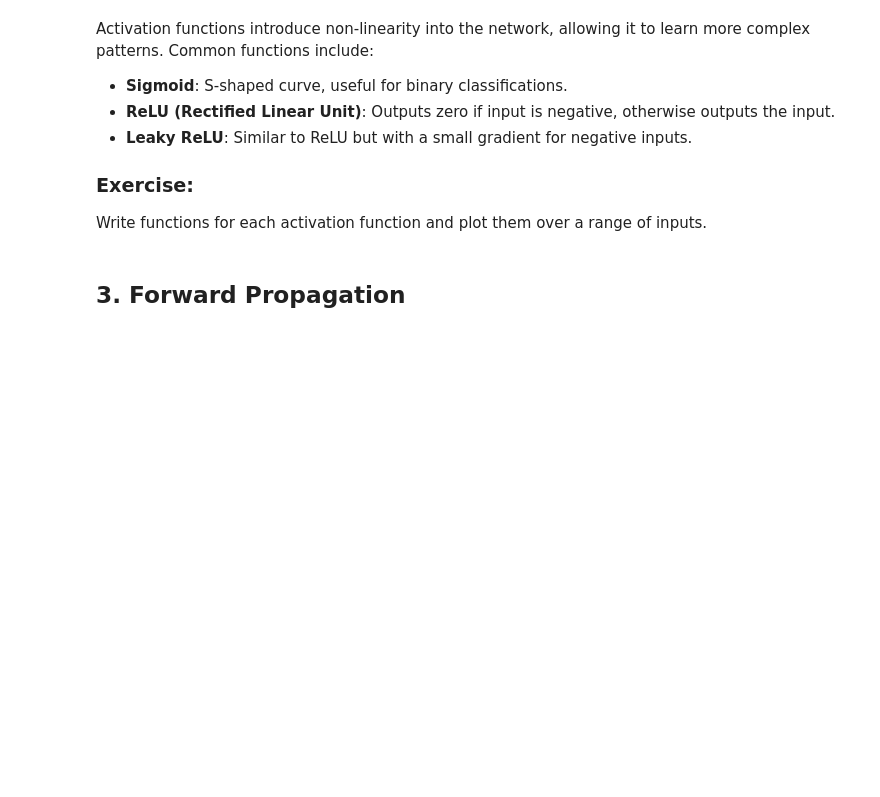
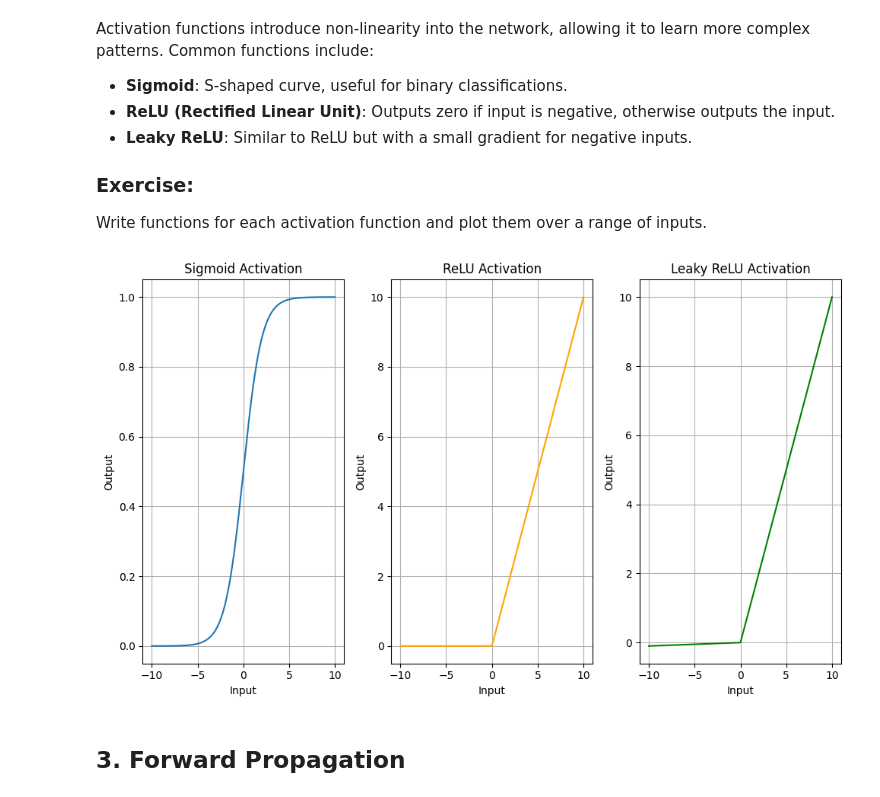
Before and after one commit to econdojo-class/problem-set-3-Reddrock555, a Jupyter notebook: ps3.ipynb, the cells around one changed output. Drawn from its saved outputs; the diff is of its cells as text; code cells hidden in the pictures; blank space fills up the shorter version.

```diff
--- a/ps3.ipynb
+++ b/ps3.ipynb
@@ -121,3 +129,59 @@ Write functions for each activation function and plot them over a range of input
+# %%
+import numpy as np
+import matplotlib.pyplot as plt
+
+# Sigmoid activation function
+def sigmoid(x):
+    return 1 / (1 + np.exp(-x))
+
+# ReLU activation function
+def relu(x):
+    return np.maximum(0, x)
+
+# Leaky ReLU activation function
+def leaky_relu(x, alpha=0.01):
+    return np.where(x > 0, x, alpha * x)
+
+# Generate a range of inputs from -10 to 10
+x = np.linspace(-10, 10, 400)
+
+# Apply each activation function
+sigmoid_output = sigmoid(x)
+relu_output = relu(x)
+leaky_relu_output = leaky_relu(x)
+
+# Plotting the activation functions
+plt.figure(figsize=(10, 6))
+
+# Sigmoid
+plt.subplot(1, 3, 1)
+plt.plot(x, sigmoid_output, label="Sigmoid")
+plt.title("Sigmoid Activation")
+plt.xlabel("Input")
+plt.ylabel("Output")
+plt.grid(True)
+
+# ReLU
+plt.subplot(1, 3, 2)
+plt.plot(x, relu_output, label="ReLU", color='orange')
+plt.title("ReLU Activation")
+plt.xlabel("Input")
+plt.ylabel("Output")
+plt.grid(True)
+
+# Leaky ReLU
+plt.subplot(1, 3, 3)
+plt.plot(x, leaky_relu_output, label="Leaky ReLU", color='green')
+plt.title("Leaky ReLU Activation")
+plt.xlabel("Input")
+plt.ylabel("Output")
+plt.grid(True)
+
+# Show the plots
+plt.tight_layout()
+plt.show()
+# %% [output]
+[figure, added]
 # %% [markdown]
 ## 3. Forward Propagation
 # %% [markdown]
```
Also changed, not shown: parts of 10 cells of this notebook.
